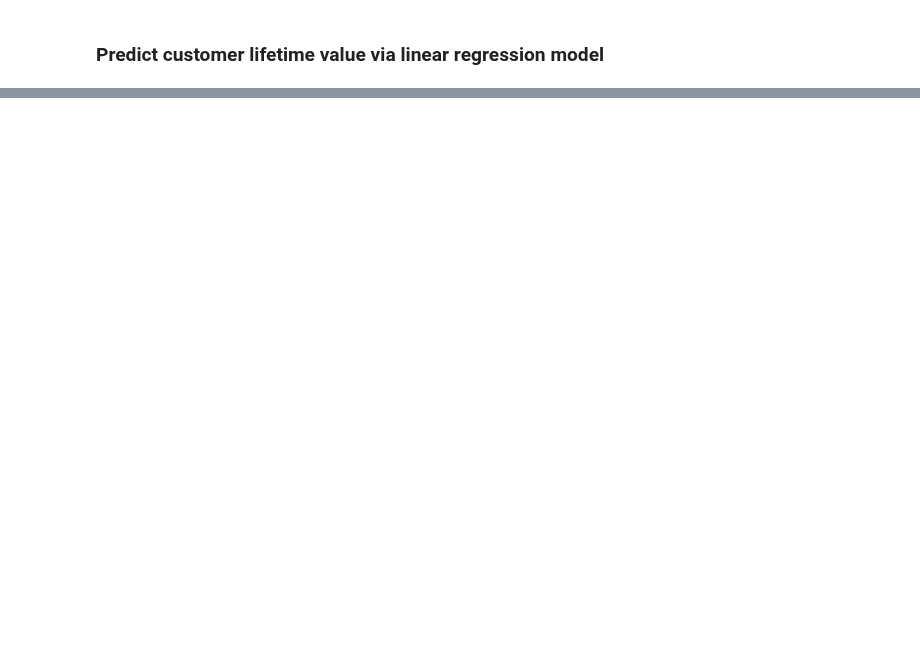
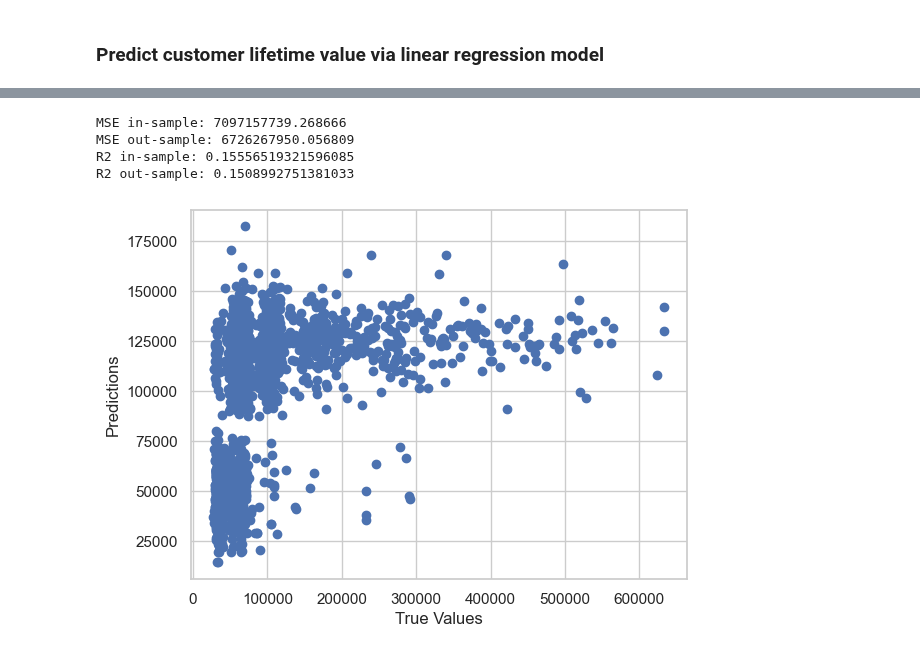
Before and after one commit to bkty1122/bkty1122, a Jupyter notebook: master-school-project/COM6101-Ass-1/Q3_p233340.ipynb, the cells around one changed output, grey strips where cells are left out. Drawn from its saved outputs; the diff is of its cells as text; code cells hidden in the pictures; blank space fills up the shorter version.

```diff
--- a/master-school-project/COM6101-Ass-1/Q3_p233340.ipynb
+++ b/master-school-project/COM6101-Ass-1/Q3_p233340.ipynb
@@ -245,0 +521,9 @@ df.head()
+# %%
+# robust scale the data
+from sklearn.preprocessing import RobustScaler
+scaler = RobustScaler()
+X_robust = scaler.fit_transform(df.iloc[:, 1:-1])
+
+# split the robust scaled data into train and test
+X_train_robust, X_test_robust, y_train_robust, y_test_robust = train_test_split(X_robust, y, test_size=0.2, random_state=40)
+X_robust, y
@@ -245,0 +548,9 @@ df.head()
+# %%
+# train a linear regression model on robust scaled data
+model_robust = LinearRegression()
+model_robust.fit(X_train_robust, y_train_robust)
+
+# find the coefficients of the model after robust scaling
+coef_scale_robust = pd.DataFrame(list(zip(X, model_robust.coef_)))
+coef_scale_robust.columns = ['feature', 'coef']
+coef_scale_robust
@@ -245,0 +576,26 @@ df.head()
+# %%
+# check the MSE and R2 of the model on robust scaled data
+y_pred = model_robust.predict(X_test_robust)
+mse_insample = mean_squared_error(y_train_robust, model_robust.predict(X_train_robust))
+mse_outsample = mean_squared_error(y_test_robust, y_pred)
+r2_insample = r2_score(y_train_robust, model_robust.predict(X_train_robust))
+r2_outsample = r2_score(y_test_robust, y_pred)
+
+print('MSE in-sample:', mse_insample)
+print('MSE out-sample:', mse_outsample)
+print('R2 in-sample:', r2_insample)
+print('R2 out-sample:', r2_outsample)
+# %% [output]
+MSE in-sample: 7097157739.268666
+MSE out-sample: 6726267950.056809
+R2 in-sample: 0.15556519321596085
+R2 out-sample: 0.1508992751381033
+# %%
+# fitted line plot
+plt.scatter(y_test_robust, y_pred)
+# plot the model coefficients
+plt.xlabel('True Values')
+plt.ylabel('Predictions')
+plt.show()
+# %% [output]
+[figure, added]
```
Also changed, not shown: parts of 24 cells of this notebook, 1 other file.
